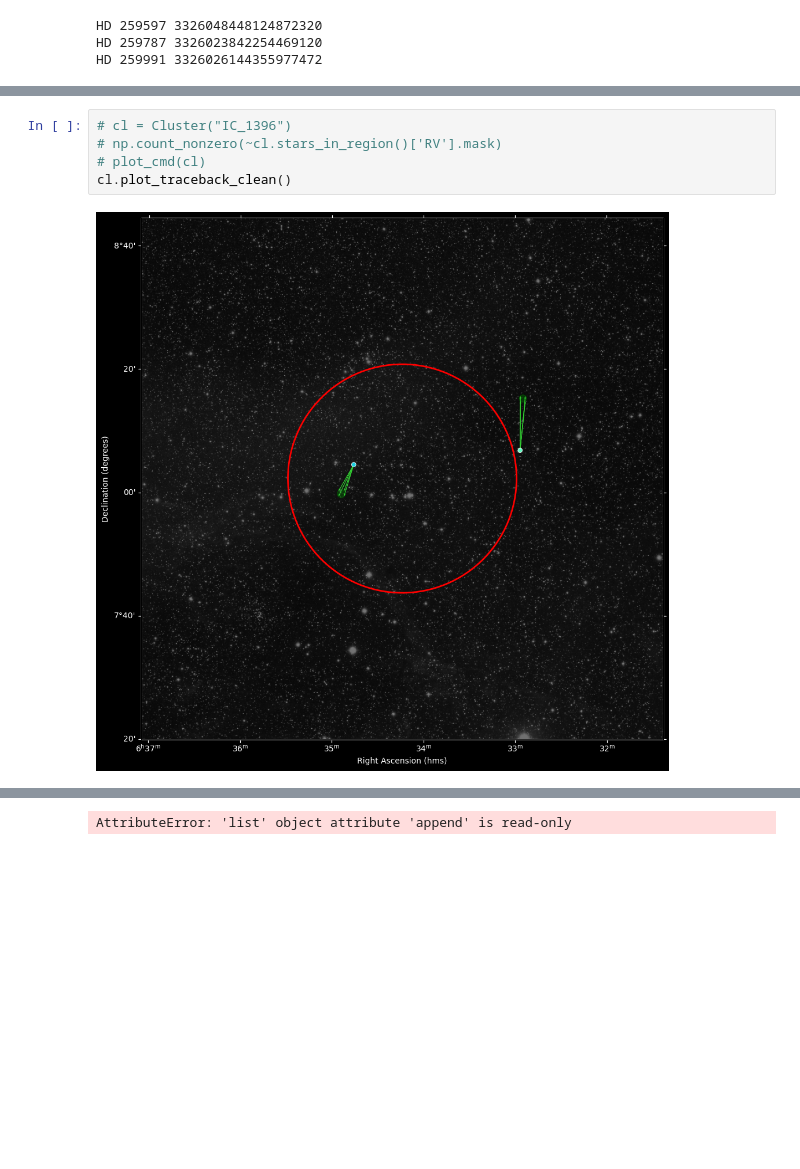
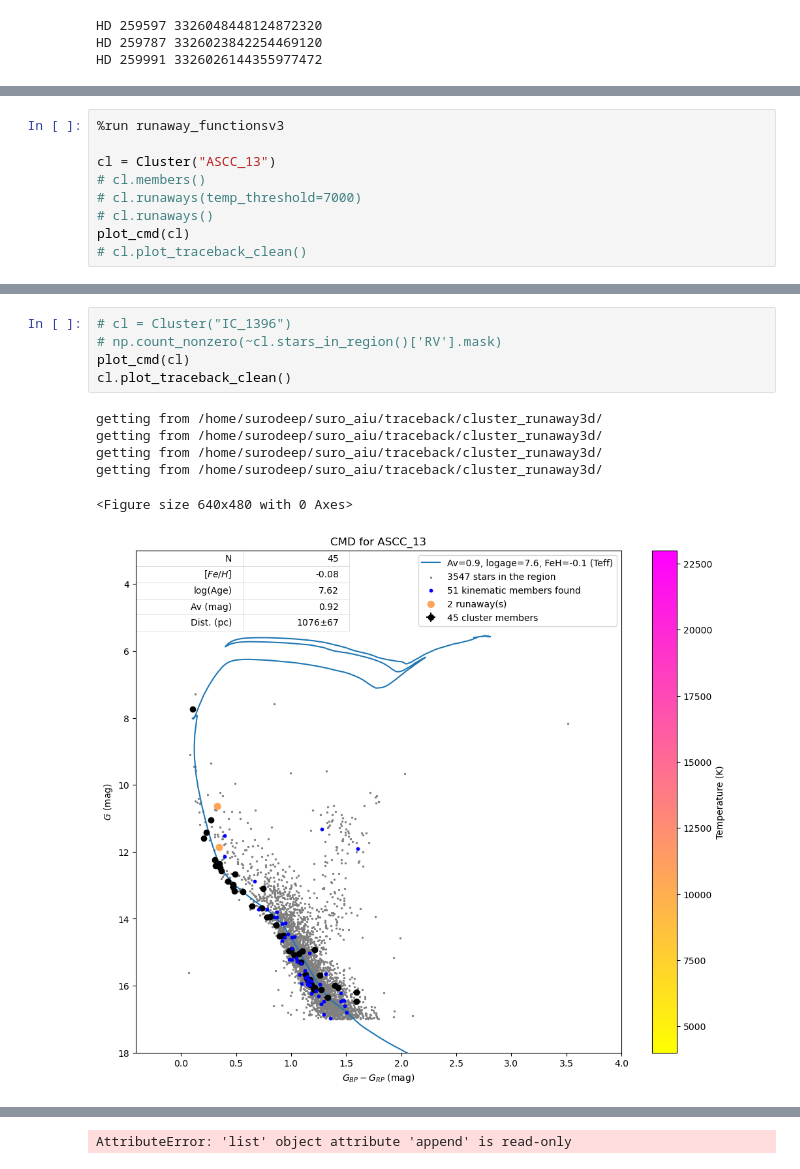
Before and after one commit to surodeep26/Runaway-Stars, a Jupyter notebook: v16.ipynb, the cells around one changed output, grey strips where cells are left out. Cells and saved outputs as stored; diff of their text form; blank space fills up the shorter version.

```diff
--- a/v16.ipynb
+++ b/v16.ipynb
@@ -449,0 +571,9 @@ Table length=2396
+# %%
+%run runaway_functionsv3
+
+cl = Cluster("ASCC_13")
+# cl.members()
+# cl.runaways(temp_threshold=7000)
+# cl.runaways()
+plot_cmd(cl)
+# cl.plot_traceback_clean()
@@ -450,7 +584,12 @@ Table length=2396
 # %%
 # cl = Cluster("IC_1396")
 # np.count_nonzero(~cl.stars_in_region()['RV'].mask)
-# plot_cmd(cl)
+plot_cmd(cl)
 cl.plot_traceback_clean()
 # %% [output]
+getting from /home/surodeep/suro_aiu/traceback/cluster_runaway3d/
+getting from /home/surodeep/suro_aiu/traceback/cluster_runaway3d/
+getting from /home/surodeep/suro_aiu/traceback/cluster_runaway3d/
+getting from /home/surodeep/suro_aiu/traceback/cluster_runaway3d/
+<Figure size 640x480 with 0 Axes>
-[figure, old version]
+[figure, new version]
```
Also changed, not shown: parts of 22 cells of this notebook, 6 other files.
